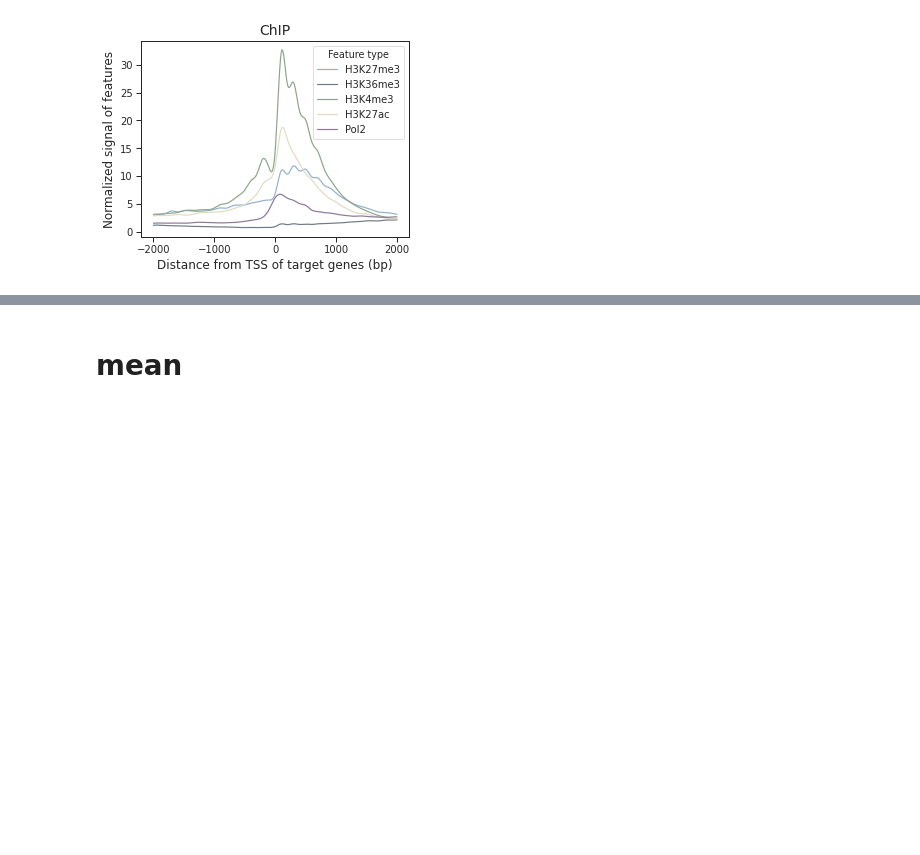
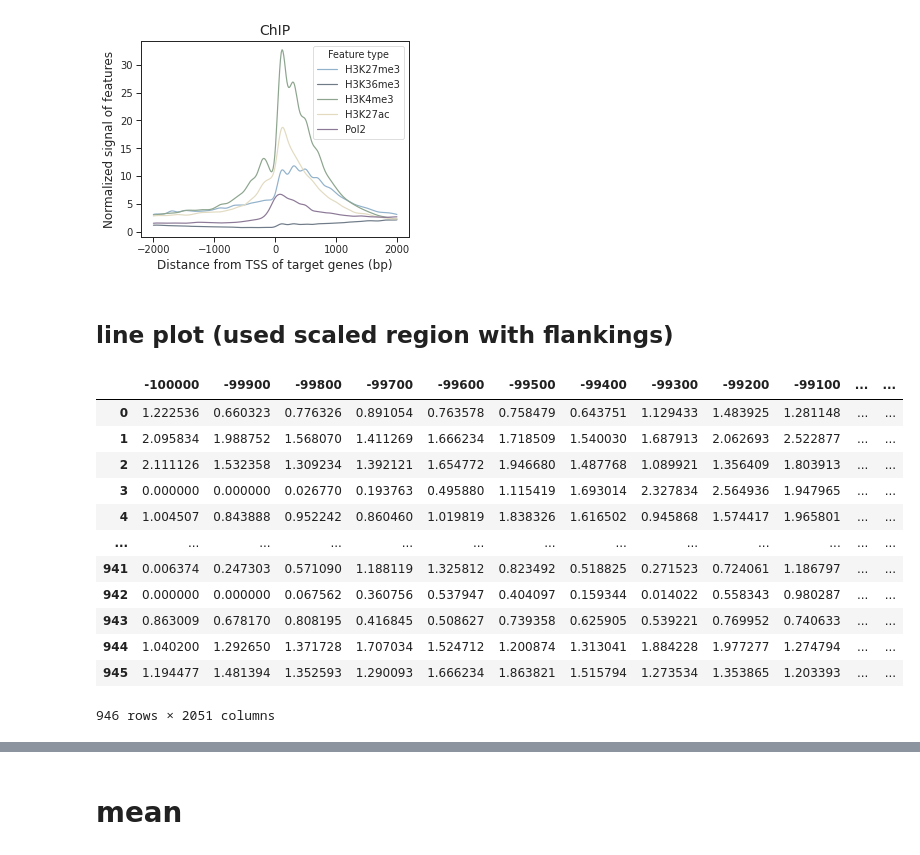
Before and after one commit to Reemann/Bioinformatics_analysis, a Jupyter notebook: utilities/bigWig_scan.ipynb, the cells around one changed output, grey strips where cells are left out. Cells and saved outputs as stored; diff of their text form; code cells hidden in the pictures; blank space fills up the shorter version.

```diff
--- a/utilities/bigWig_scan.ipynb
+++ b/utilities/bigWig_scan.ipynb
@@ -108,3 +112,5 @@ with sns.axes_style('white', rc={
 [figure]
 [figure]
 [figure]
+# %% [markdown]
+## line plot (used scaled region with flankings)
@@ -110,0 +159,52 @@ with sns.axes_style('white', rc={
+# %%
+os.chdir('/mnt/Storage/home/wangyiman/CHMsInOtherContexts/CellStateTransition/CHMOrganization/Universal_specific/Features/ChromatinStates/Cavalli_Cell2017_ABcompartment_5tissue/CHM_intersect_table/')
+signal_AB_dict = {}
+for end in ['5end', '3end', 'body'] :
+    signal_AB_dict[end] = {}
+    for compart in ['A', 'B'] :
+        bed_fi = f'intersectOnly_UniversalCHM_5tissue_{compart}.{end}.bed' if end != 'body' else f'intersectOnly_UniversalCHM_5tissue_{compart}.bed'
+        bw_scan = True if end != '5end' else True
+#             resolution = 100 if end == 'body' else 500
+        left_span = 0 if end != '5end' else 100000
+        right_span = 0 if end != '3end' else 100000
+        origin_len = 0 if end != 'body' else 5000 # average Universal CHM length
+        signal_AB_dict[end][compart] = scan_bw_signal_split2bins(
+            bw_scan = bw_scan,
+            name = f'K9_around_CHM_{compart}_{end}',
+            capture_regions_file = bed_fi,
+            resolution = 100,
+            left_span = left_span,
+            right_span = right_span,
+            origin_len = origin_len,
+            bigwig_files = [f'/mnt/Storage/home/wangyiman/CHMsInOtherContexts/CellStateTransition/MethK9Signal/{process}_{stage}.H3K9me3.rmDup.bw' for process in stage_dict.keys() for stage in stage_dict[process]],
+            labels = [f'{process}_{stage}_H3K9me3' for process in stage_dict.keys() for stage in stage_dict[process]],
+        )
+# %%
+signal_AB_concat_dict = {}
+# for span in [5000, 10000, 50000, 100000, 500000, 1000000, 2000000] :
+for span in [50000, 100000] :
+    signal_AB_concat_dict[span] = {}
+    for i,label in enumerate([f'{process}_{stage}_H3K9me3' for process in stage_dict.keys() for stage in stage_dict[process]]) :
+        signal_AB_concat_dict[span][label] = {}
+        for compart in ['A', 'B'] :
+            signal_AB_concat_dict[span][label][compart] = pd.concat([signal_AB_dict['5end'][compart][label][np.arange(-span, 0, 100)],
+                                                                                signal_AB_dict['body'][compart][label],
+                                                                                signal_AB_dict['3end'][compart][label][np.arange(100, span+100, 100)]], axis = 1)
+            body_len = signal_AB_dict['body'][compart][label].columns[-1] - signal_AB_dict['body'][compart][label].columns[0]
+            signal_AB_concat_dict[span][label][compart].columns = np.arange(-span, 0, 100).tolist() + signal_AB_dict['body'][compart][label].columns.tolist() + (np.arange(100, span+100, 100) + body_len).tolist()
+
+signal_AB_concat_dict[span][label][compart]
+# %% [output]
+|  | -100000 | -99900 | -99800 | -99700 | -99600 | -99500 | -99400 | -99300 | -99200 | -99100 | ... | ... |
+| 0 | 1.222536 | 0.660323 | 0.776326 | 0.891054 | 0.763578 | 0.758479 | 0.643751 | 1.129433 | 1.483925 | 1.281148 | ... | ... |
+| 1 | 2.095834 | 1.988752 | 1.568070 | 1.411269 | 1.666234 | 1.718509 | 1.540030 | 1.687913 | 2.062693 | 2.522877 | ... | ... |
+| 2 | 2.111126 | 1.532358 | 1.309234 | 1.392121 | 1.654772 | 1.946680 | 1.487768 | 1.089921 | 1.356409 | 1.803913 | ... | ... |
+| 3 | 0.000000 | 0.000000 | 0.026770 | 0.193763 | 0.495880 | 1.115419 | 1.693014 | 2.327834 | 2.564936 | 1.947965 | ... | ... |
+| 4 | 1.004507 | 0.843888 | 0.952242 | 0.860460 | 1.019819 | 1.838326 | 1.616502 | 0.945868 | 1.574417 | 1.965801 | ... | ... |
+| ... | ... | ... | ... | ... | ... | ... | ... | ... | ... | ... | ... | ... |
+| 941 | 0.006374 | 0.247303 | 0.571090 | 1.188119 | 1.325812 | 0.823492 | 0.518825 | 0.271523 | 0.724061 | 1.186797 | ... | ... |
+| 942 | 0.000000 | 0.000000 | 0.067562 | 0.360756 | 0.537947 | 0.404097 | 0.159344 | 0.014022 | 0.558343 | 0.980287 | ... | ... |
+| 943 | 0.863009 | 0.678170 | 0.808195 | 0.416845 | 0.508627 | 0.739358 | 0.625905 | 0.539221 | 0.769952 | 0.740633 | ... | ... |
+| 944 | 1.040200 | 1.292650 | 1.371728 | 1.707034 | 1.524712 | 1.200874 | 1.313041 | 1.884228 | 1.977277 | 1.274794 | ... | ... |
+| 945 | 1.194477 | 1.481394 | 1.352593 | 1.290093 | 1.666234 | 1.863821 | 1.515794 | 1.273534 | 1.353865 | 1.203393 | ... | ... |
+946 rows × 2051 columns
```
Also changed, not shown: parts of 12 cells of this notebook.
